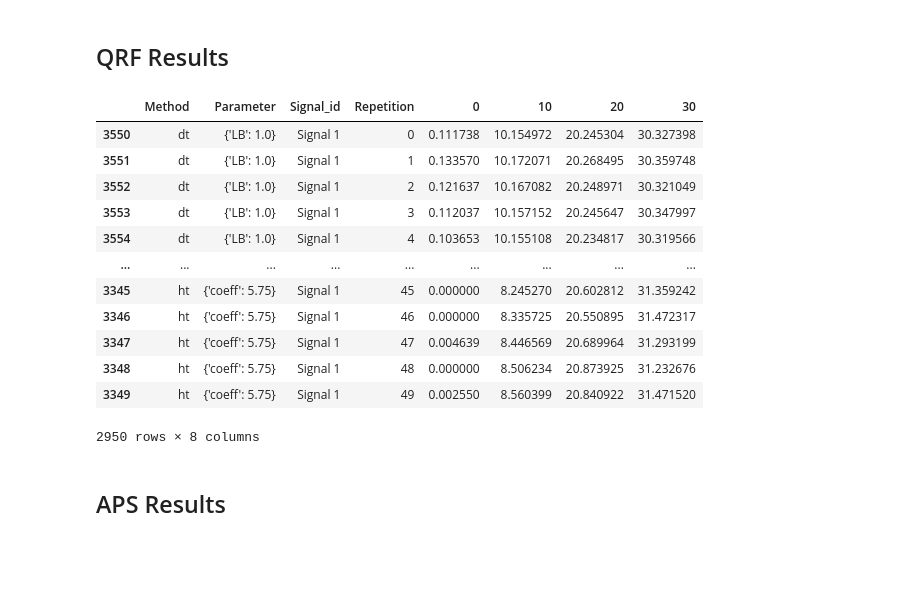
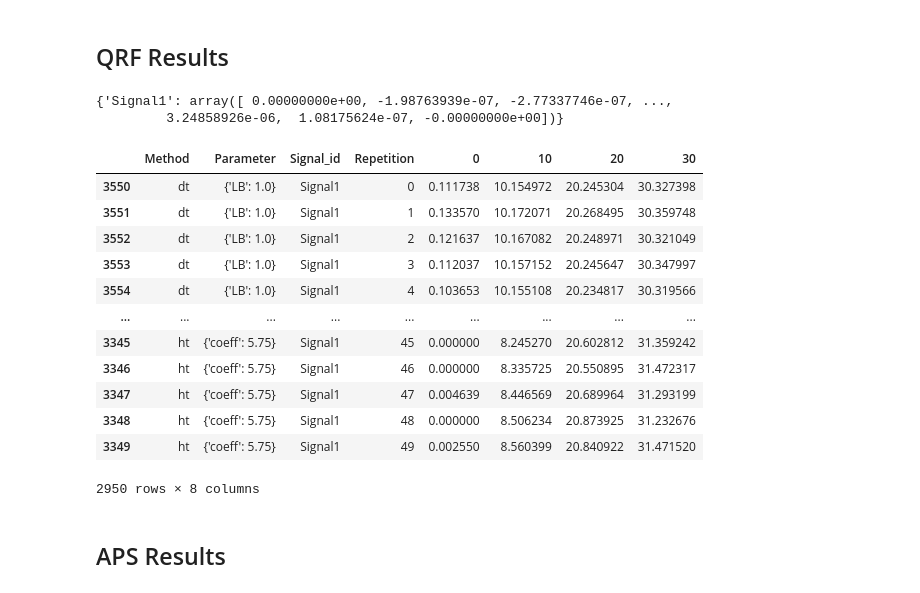
Before and after one commit to jmiramont/benchmarks-detection-denoising, a Jupyter notebook: notebooks/results_benchmark_musical_noise.ipynb, the cells around one changed output. Saved outputs shown, nothing was run; the diff lists cells and outputs as text; code cells hidden in the pictures; blank space fills up the shorter version.

```diff
--- a/notebooks/results_benchmark_musical_noise.ipynb
+++ b/notebooks/results_benchmark_musical_noise.ipynb
@@ -44,28 +47,48 @@ QRF_dt = np.zeros((len(SNRs),len(lmax),reps),)
 APS_dt = np.zeros((len(SNRs),len(lmax),reps),)
 # %% [markdown]
 ## QRF Results
-# %%
-filename = os.path.join('..','results','last_benchmark_MN_QRF')
-with open(filename + '.pkl', 'rb') as f:
-    benchmark_dict = pickle.load(f)
-
-benchmark_qrf = Benchmark(**benchmark_dict)
-df_qrf = benchmark_qrf.get_results_as_df() # This formats the results on a DataFrame
-df_qrf
-# %% [output]
-|  | Method | Parameter | Signal_id | Repetition | 0 | 10 | 20 | 30 |
-| 3550 | dt | {'LB': 1.0} | Signal 1 | 0 | 0.111738 | 10.154972 | 20.245304 | 30.327398 |
-| 3551 | dt | {'LB': 1.0} | Signal 1 | 1 | 0.133570 | 10.172071 | 20.268495 | 30.359748 |
-| 3552 | dt | {'LB': 1.0} | Signal 1 | 2 | 0.121637 | 10.167082 | 20.248971 | 30.321049 |
-| 3553 | dt | {'LB': 1.0} | Signal 1 | 3 | 0.112037 | 10.157152 | 20.245647 | 30.347997 |
-| 3554 | dt | {'LB': 1.0} | Signal 1 | 4 | 0.103653 | 10.155108 | 20.234817 | 30.319566 |
-| ... | ... | ... | ... | ... | ... | ... | ... | ... |
-| 3345 | ht | {'coeff': 5.75} | Signal 1 | 45 | 0.000000 | 8.245270 | 20.602812 | 31.359242 |
-| 3346 | ht | {'coeff': 5.75} | Signal 1 | 46 | 0.000000 | 8.335725 | 20.550895 | 31.472317 |
-| 3347 | ht | {'coeff': 5.75} | Signal 1 | 47 | 0.004639 | 8.446569 | 20.689964 | 31.293199 |
-| 3348 | ht | {'coeff': 5.75} | Signal 1 | 48 | 0.000000 | 8.506234 | 20.873925 | 31.232676 |
-| 3349 | ht | {'coeff': 5.75} | Signal 1 | 49 | 0.002550 | 8.560399 | 20.840922 | 31.471520 |
-2950 rows × 8 columns
+# %%
+# Load the benchmark results
+filename = os.path.join('..','results','last_benchmark_MN_QRF')
+benchmark_qrf = Benchmark.load_benchmark(filename)
+interpreter = ResultsInterpreter(benchmark_qrf)
+interpreter.signal_ids
+# %% [output]
+{'Signal1': array([ 0.00000000e+00, -1.98763939e-07, -2.77337746e-07, ...,
+         3.24858926e-06,  1.08175624e-07, -0.00000000e+00])}
+# %%
+# Get report and figures for the paper/repository
+
+# Interactive figures shown in the repo
+interpreter.get_html_figures(path='../results/denoising_mn/qrf',bars=True,difference=True)
+
+# .csv files for sharing results
+interpreter.get_csv_files(path='../results/denoising_mn/qrf')
+
+# Report shown in the repo
+interpreter.save_report(filename='results_musical_noise_QRF.md', path='../results', link='https://jmiramont.github.io/benchmarks-detection-denoising/results/denoising_mn/qrf')
+
+# Check DataFrame of results.
+df_rearr = interpreter.rearrange_data_frame()
+df_rearr
+
+
+df_qrf = benchmark_qrf.get_results_as_df() # This formats the results on a DataFrame
+df_qrf
+# %% [output]
+|  | Method | Parameter | Signal_id | Repetition | 0 | 10 | 20 | 30 |
+| 3550 | dt | {'LB': 1.0} | Signal1 | 0 | 0.111738 | 10.154972 | 20.245304 | 30.327398 |
+| 3551 | dt | {'LB': 1.0} | Signal1 | 1 | 0.133570 | 10.172071 | 20.268495 | 30.359748 |
+| 3552 | dt | {'LB': 1.0} | Signal1 | 2 | 0.121637 | 10.167082 | 20.248971 | 30.321049 |
+| 3553 | dt | {'LB': 1.0} | Signal1 | 3 | 0.112037 | 10.157152 | 20.245647 | 30.347997 |
+| 3554 | dt | {'LB': 1.0} | Signal1 | 4 | 0.103653 | 10.155108 | 20.234817 | 30.319566 |
+| ... | ... | ... | ... | ... | ... | ... | ... | ... |
+| 3345 | ht | {'coeff': 5.75} | Signal1 | 45 | 0.000000 | 8.245270 | 20.602812 | 31.359242 |
+| 3346 | ht | {'coeff': 5.75} | Signal1 | 46 | 0.000000 | 8.335725 | 20.550895 | 31.472317 |
+| 3347 | ht | {'coeff': 5.75} | Signal1 | 47 | 0.004639 | 8.446569 | 20.689964 | 31.293199 |
+| 3348 | ht | {'coeff': 5.75} | Signal1 | 48 | 0.000000 | 8.506234 | 20.873925 | 31.232676 |
+| 3349 | ht | {'coeff': 5.75} | Signal1 | 49 | 0.002550 | 8.560399 | 20.840922 | 31.471520 |
+2950 rows × 8 columns
 # %%
 dt_params = np.unique(df_qrf['Parameter'][df_qrf['Method']=='dt'])
 thr_params = np.unique(df_qrf['Parameter'][df_qrf['Method']=='ht'])
```
Also changed, not shown: parts of 5 cells of this notebook, 39 other files.
